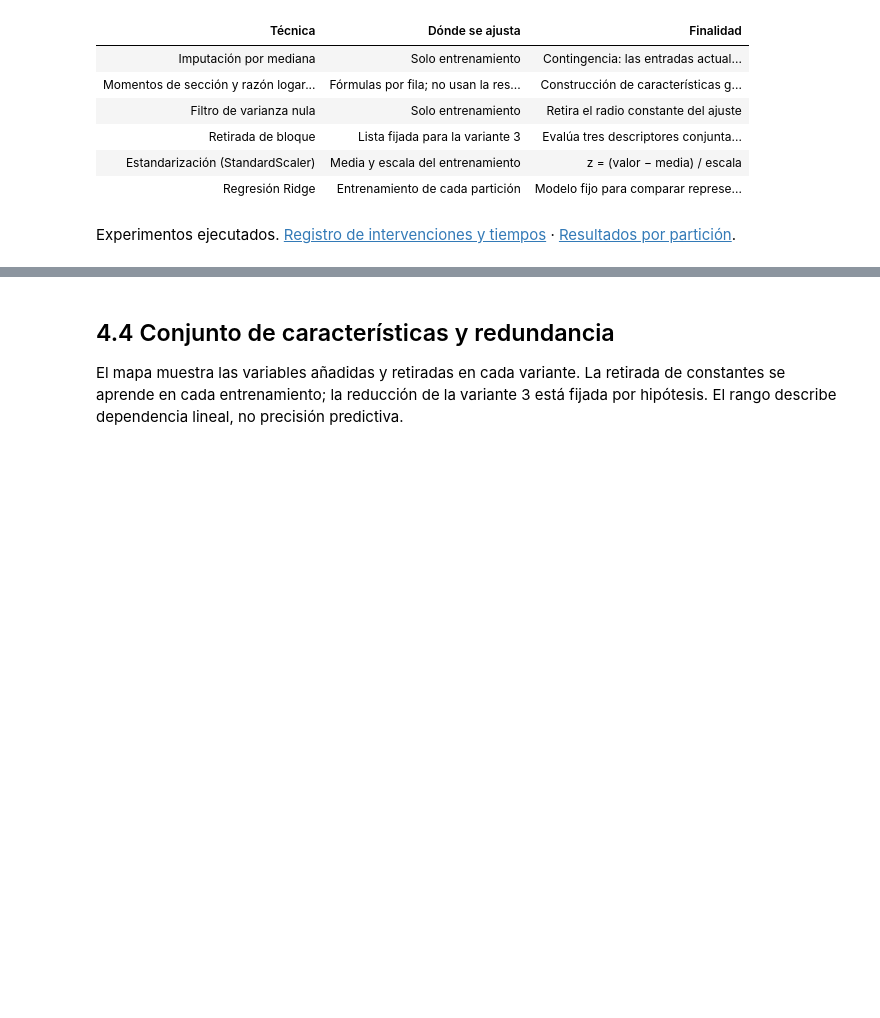
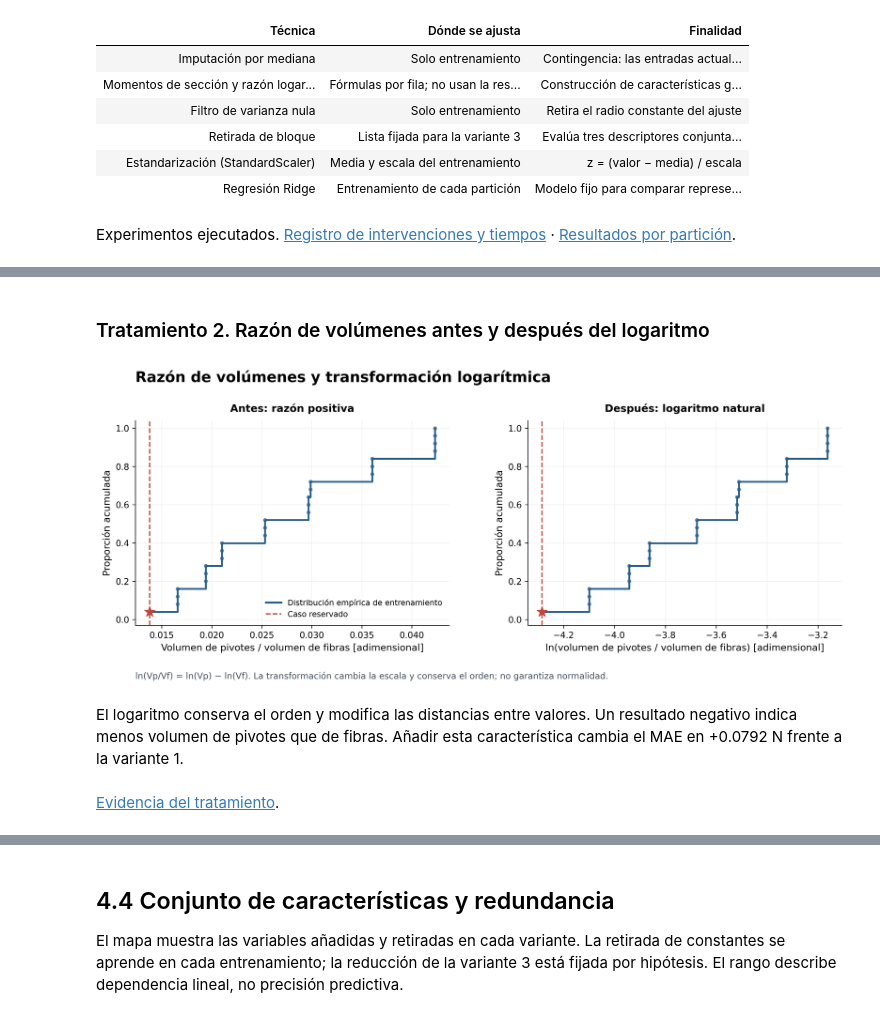
Before and after one commit to melissaaylasb-sudo/T02_MIA14_SeccionB, a Jupyter notebook: notebooks/04_Feature_Engineering_Pantograficas.ipynb, the cells around one changed output, grey strips where cells are left out. Drawn from its saved outputs; the diff is of its cells as text; code cells hidden in the pictures; blank space fills up the shorter version.

```diff
--- a/notebooks/04_Feature_Engineering_Pantograficas.ipynb
+++ b/notebooks/04_Feature_Engineering_Pantograficas.ipynb
@@ -197,0 +219,8 @@ Experimentos ejecutados. [Registro de intervenciones y tiempos](../reports/featu
+# %%
+mostrar_figura('FE09_razon_log')
+display(Markdown('[Evidencia del tratamiento](../reports/feature_engineering/tables/tratamiento_razon_log.csv).'))
+# %% [output]
+### Tratamiento 2. Razón de volúmenes antes y después del logaritmo
+[figure, added]
+El logaritmo conserva el orden y modifica las distancias entre valores. Un resultado negativo indica menos volumen de pivotes que de fibras. Añadir esta característica cambia el MAE en +0.0792 N frente a la variante 1.
+[Evidencia del tratamiento](../reports/feature_engineering/tables/tratamiento_razon_log.csv).
```
Also changed, not shown: parts of 8 cells of this notebook, 33 other files.
